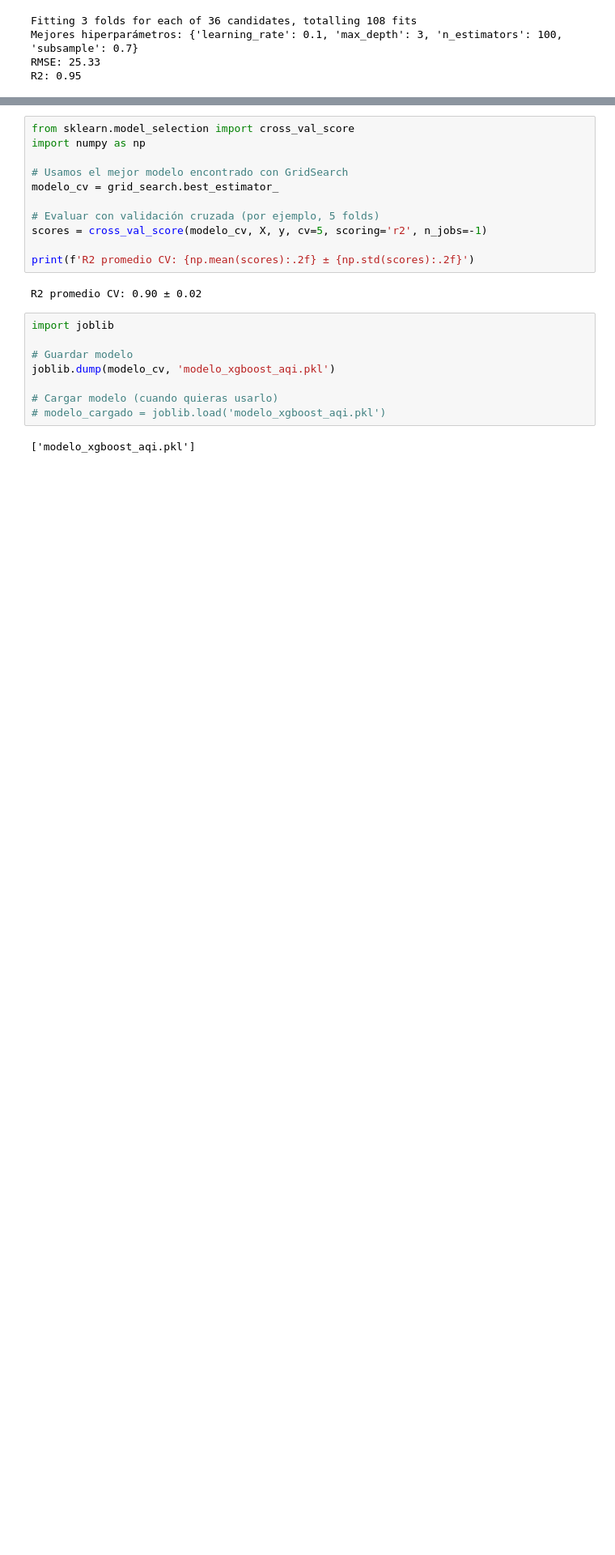
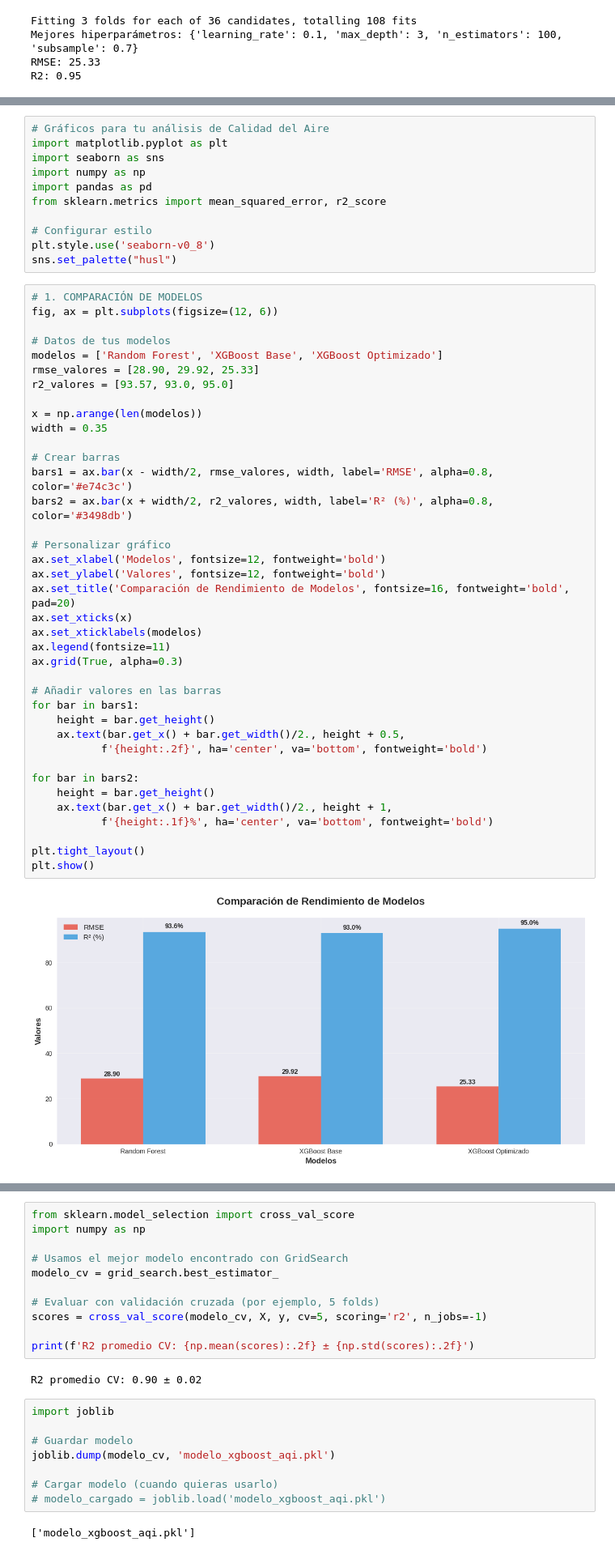
Before and after one commit to r2x4/aprendiendo_machine, a Jupyter notebook: machine.ipynb, the cells around one changed output, grey strips where cells are left out. Shown at 81% size. Saved outputs shown, nothing was run; the diff lists cells and outputs as text; blank space fills up the shorter version.

```diff
--- a/machine.ipynb
+++ b/machine.ipynb
@@ -392,0 +393,51 @@ plt.show()
+# %%
+# Gráficos para tu análisis de Calidad del Aire
+import matplotlib.pyplot as plt
+import seaborn as sns
+import numpy as np
+import pandas as pd
+from sklearn.metrics import mean_squared_error, r2_score
+
+# Configurar estilo
+plt.style.use('seaborn-v0_8')
+sns.set_palette("husl")
+# %%
+# 1. COMPARACIÓN DE MODELOS
+fig, ax = plt.subplots(figsize=(12, 6))
+
+# Datos de tus modelos
+modelos = ['Random Forest', 'XGBoost Base', 'XGBoost Optimizado']
+rmse_valores = [28.90, 29.92, 25.33]
+r2_valores = [93.57, 93.0, 95.0]
+
+x = np.arange(len(modelos))
+width = 0.35
+
+# Crear barras
+bars1 = ax.bar(x - width/2, rmse_valores, width, label='RMSE', alpha=0.8, color='#e74c3c')
+bars2 = ax.bar(x + width/2, r2_valores, width, label='R² (%)', alpha=0.8, color='#3498db')
+
+# Personalizar gráfico
+ax.set_xlabel('Modelos', fontsize=12, fontweight='bold')
+ax.set_ylabel('Valores', fontsize=12, fontweight='bold')
+ax.set_title('Comparación de Rendimiento de Modelos', fontsize=16, fontweight='bold', pad=20)
+ax.set_xticks(x)
+ax.set_xticklabels(modelos)
+ax.legend(fontsize=11)
+ax.grid(True, alpha=0.3)
+
+# Añadir valores en las barras
+for bar in bars1:
+    height = bar.get_height()
+    ax.text(bar.get_x() + bar.get_width()/2., height + 0.5,
+           f'{height:.2f}', ha='center', va='bottom', fontweight='bold')
+
+for bar in bars2:
+    height = bar.get_height()
+    ax.text(bar.get_x() + bar.get_width()/2., height + 1,
+           f'{height:.1f}%', ha='center', va='bottom', fontweight='bold')
+
+plt.tight_layout()
+plt.show()
+# %% [output]
+[figure, added]
```
Also changed, not shown: parts of 18 cells of this notebook.
